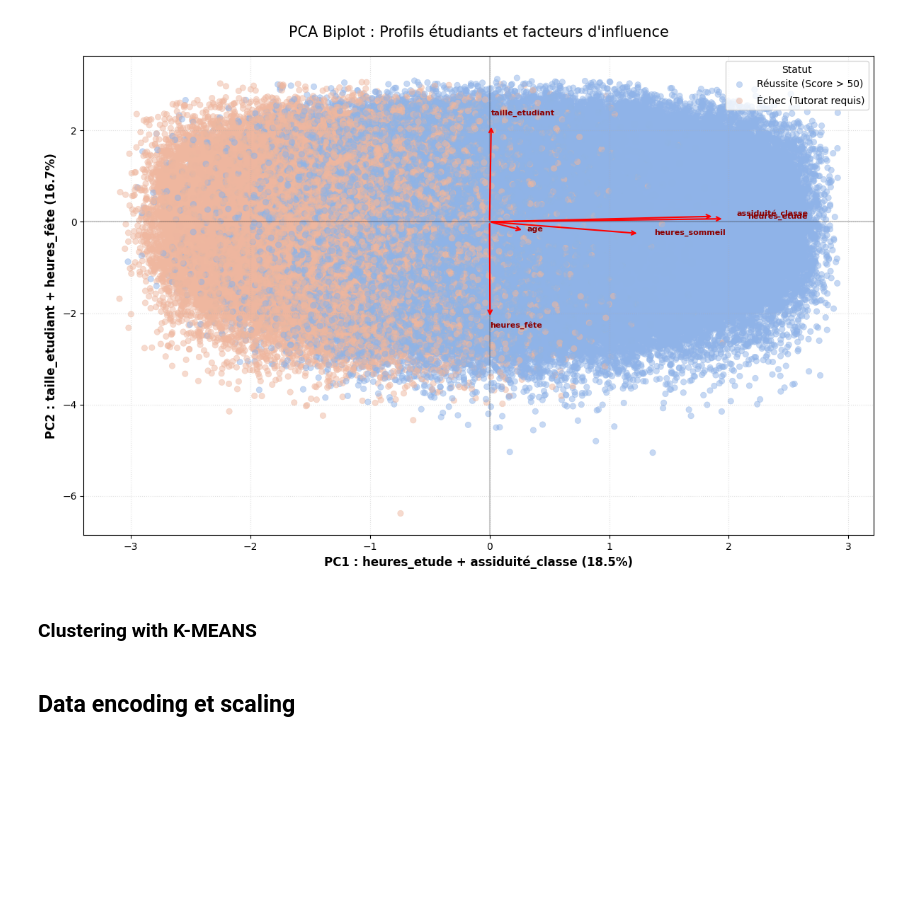
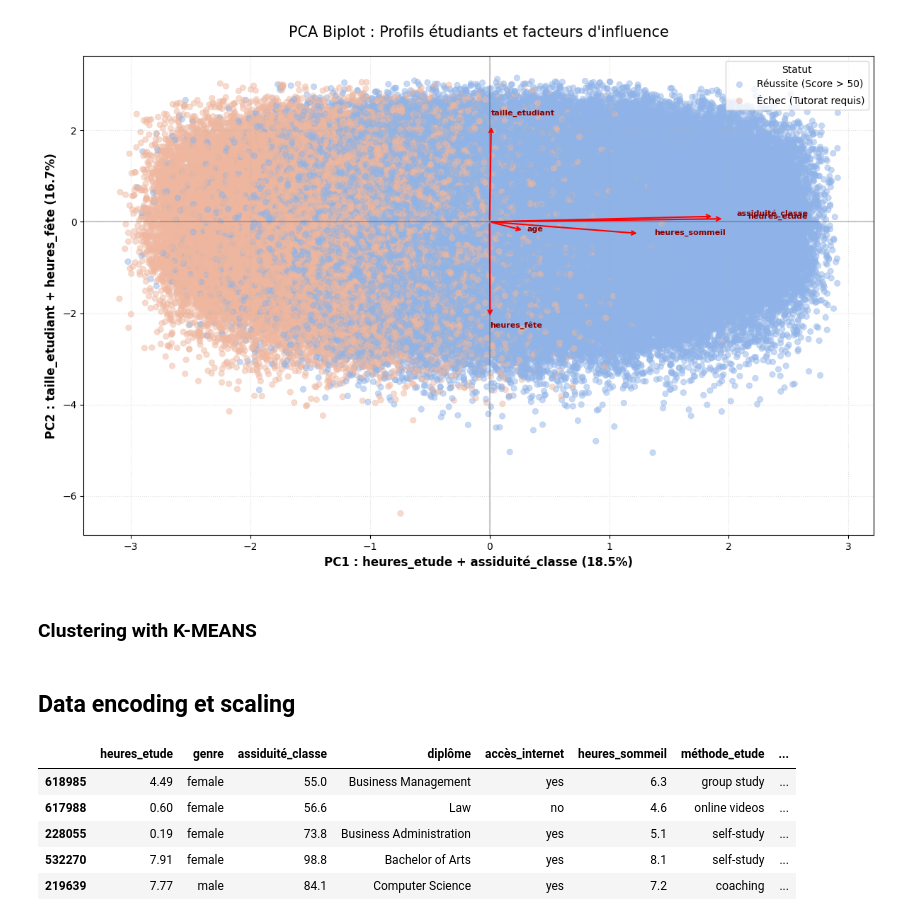
Before and after one commit to 21242NS/AILabs_2025_2026, a Jupyter notebook: Projet/Model1.ipynb, the cells around one changed output. Drawn from its saved outputs; the diff is of its cells as text; code cells hidden in the pictures; blank space fills up the shorter version.

```diff
--- a/Projet/Model1.ipynb
+++ b/Projet/Model1.ipynb
@@ -324,3 +324,25 @@ plt.show()
 ### Clustering with K-MEANS
 # %% [markdown]
 ## Data encoding et scaling
+# %%
+ratio_col = "ratio_heures_etude_vs_heures_fête"
+for df in (X_train, X_test):
+    # remplir les NaN des colonnes sources si nécessaire
+    for c in ("heures_etude", "heures_fête"):
+        if c in df.columns:
+            df[c] = df[c].fillna(X_train[c].median())
+# calculer le ratio (évite division par 0)
+X_train[ratio_col] = X_train["heures_etude"] / (X_train["heures_fête"].abs() + 1e-6)
+X_test[ratio_col]  = X_test["heures_etude"]  / (X_test["heures_fête"].abs()  + 1e-6)
+
+#selection of features based on mutual information scores
+features = ["heures_etude","genre","assiduité_classe","diplôme","accès_internet","heures_sommeil","méthode_etude","qualité_sommeil","évaluation_établissement","age","difficulté_examen","ratio_heures_etude_vs_heures_fête"]
+X_train_selected = X_train[features]
+X_test_selected = X_test[features]
+# %% [output]
+|  | heures_etude | genre | assiduité_classe | diplôme | accès_internet | heures_sommeil | méthode_etude | ... |
+| 618985 | 4.49 | female | 55.0 | Business Management | yes | 6.3 | group study | ... |
+| 617988 | 0.60 | female | 56.6 | Law | no | 4.6 | online videos | ... |
+| 228055 | 0.19 | female | 73.8 | Business Administration | yes | 5.1 | self-study | ... |
+| 532270 | 7.91 | female | 98.8 | Bachelor of Arts | yes | 8.1 | self-study | ... |
+| 219639 | 7.77 | male | 84.1 | Computer Science | yes | 7.2 | coaching | ... |
```
Also changed, not shown: parts of 2 cells of this notebook.
